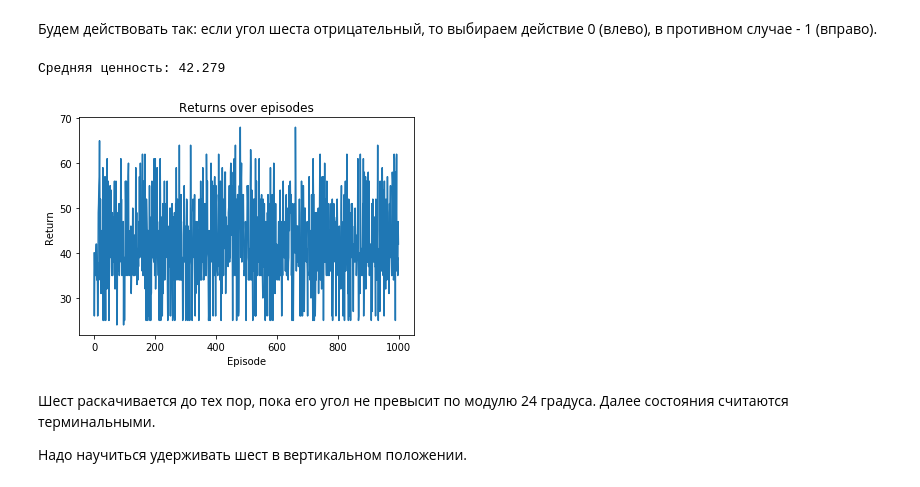
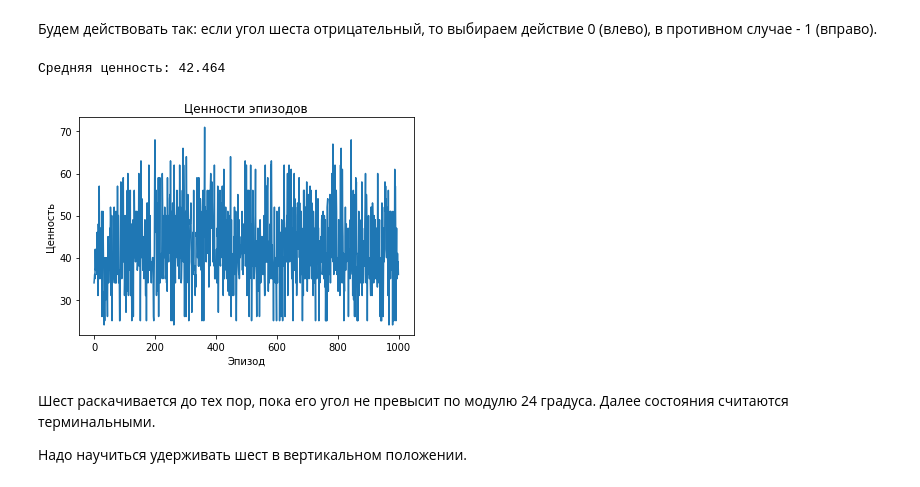
Before and after one commit to BayerGleb/RL, a Jupyter notebook: Reinforcement learning.ipynb, the cells around one changed output. Cells and saved outputs as stored; diff of their text form; code cells hidden in the pictures.

```diff
--- a/Reinforcement learning.ipynb
+++ b/Reinforcement learning.ipynb
@@ -127,26 +127,26 @@ print("Средняя ценность: " + str(numpy.array(episode_returns).mea
 # %%
 episode_returns = []
 for episode in range(1000):
     episode_return = 0
     observation = environment.reset()
     terminated = False
     while not terminated:
         # Выбор действия
         action = 0 if observation[2] < 0 else 1
         observation, reward, terminated, _ = environment.step(action)
         episode_return += reward
     episode_returns.append(episode_return)
 environment.close()
 
 pyplot.plot(episode_returns)
-pyplot.title("Returns over episodes")
-pyplot.xlabel("Episode")
-pyplot.ylabel("Return")
+pyplot.title("Ценности эпизодов")
+pyplot.xlabel("Эпизод")
+pyplot.ylabel("Ценность")
 
 print("Средняя ценность: " + str(numpy.array(episode_returns).mean()))
 # %% [output]
-Средняя ценность: 42.279
+Средняя ценность: 42.464
-[figure, old version]
+[figure, new version]
 # %% [markdown]
 Шест раскачивается до тех пор, пока его угол не превысит по модулю 24 градуса. Далее состояния считаются терминальными.
 
```
Also changed, not shown: parts of 6 cells of this notebook.
